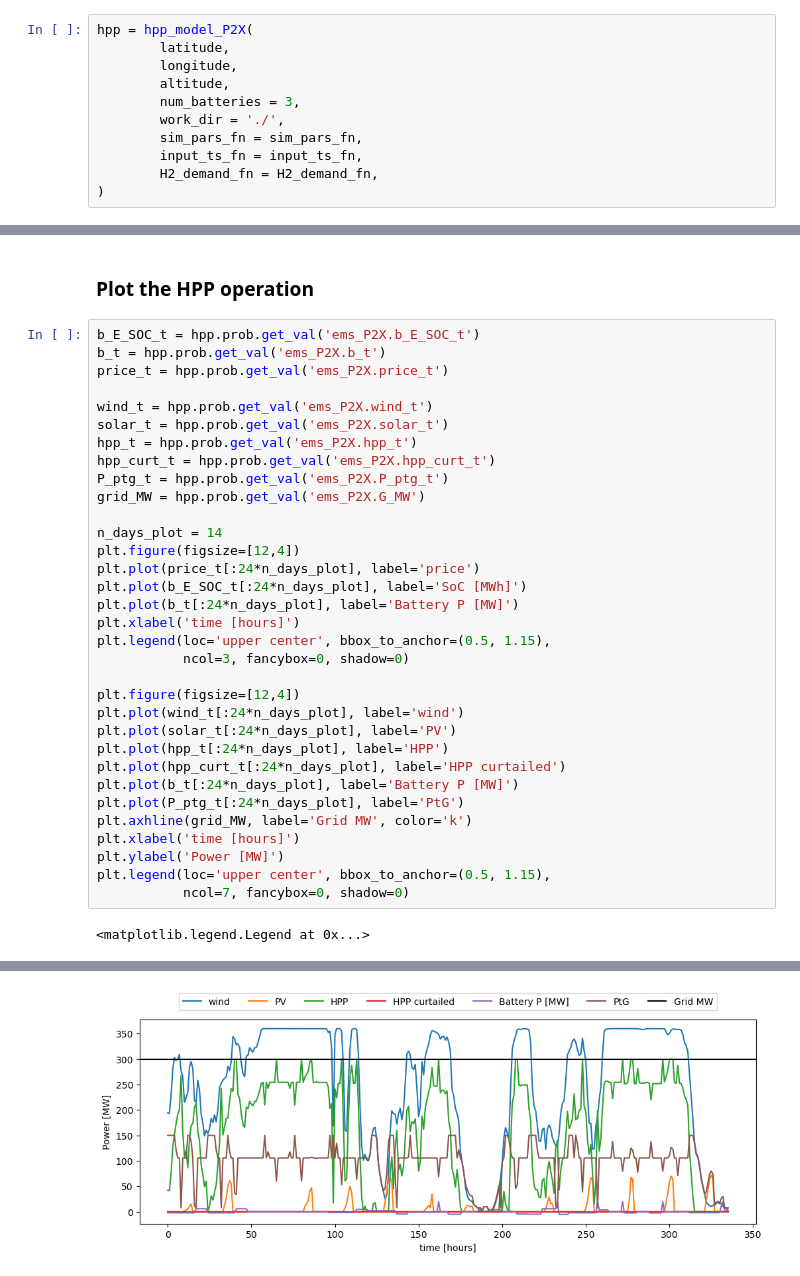
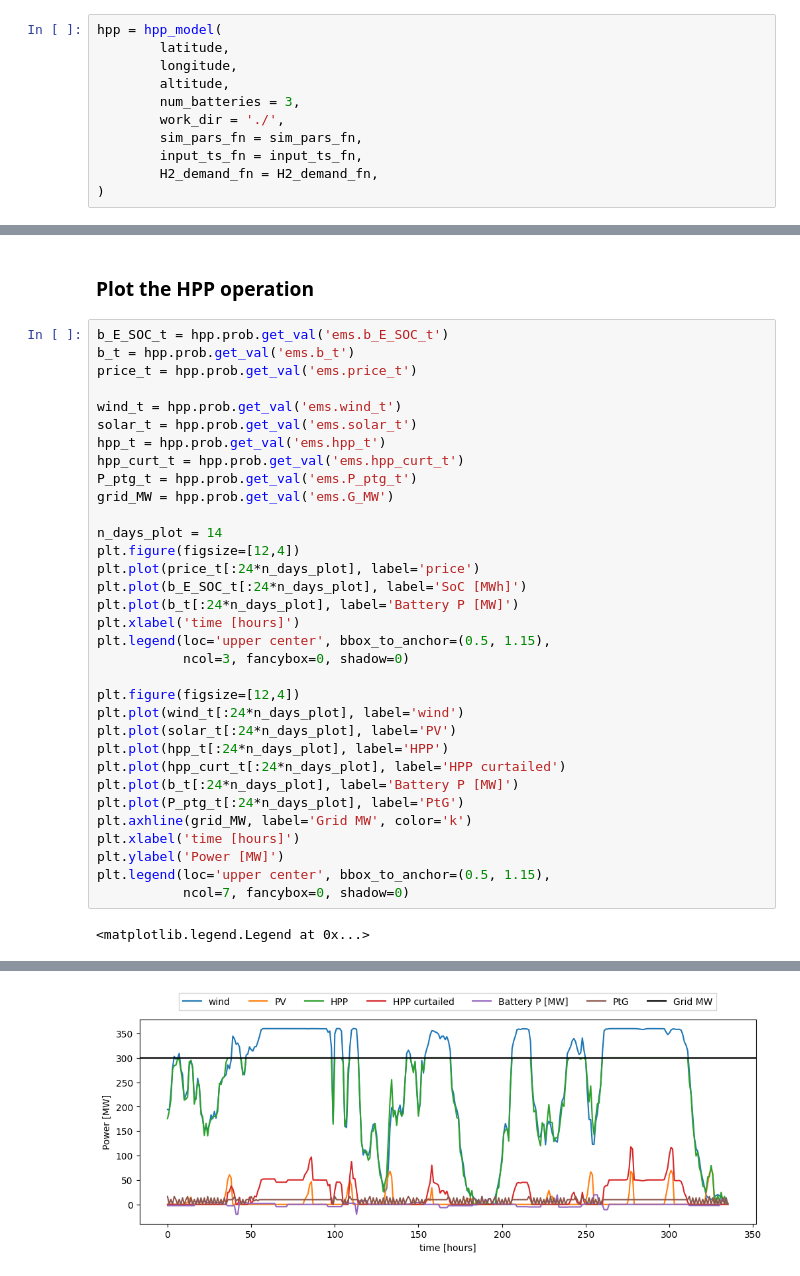
Before and after one commit to PauldeCortanze/Master_Thesis, a Jupyter notebook: docs/notebooks/HPP_evaluation_P2X.ipynb, the cells around one changed output, grey strips where cells are left out. Drawn from its saved outputs; the diff is of its cells as text.

```diff
--- a/docs/notebooks/HPP_evaluation_P2X.ipynb
+++ b/docs/notebooks/HPP_evaluation_P2X.ipynb
@@ -170,7 +170,7 @@ sim_pars
 
 Initialize the HPP model (hpp_model class) with the coordinates and the necessary input files.
 # %%
-hpp = hpp_model_P2X(
+hpp = hpp_model(
         latitude,
         longitude,
         altitude,
@@ -238,16 +238,16 @@ exec. time [min]: 0.31240406036376955
 ##
 ### Plot the HPP operation
 # %%
-b_E_SOC_t = hpp.prob.get_val('ems_P2X.b_E_SOC_t')
-b_t = hpp.prob.get_val('ems_P2X.b_t')
-price_t = hpp.prob.get_val('ems_P2X.price_t')
+b_E_SOC_t = hpp.prob.get_val('ems.b_E_SOC_t')
+b_t = hpp.prob.get_val('ems.b_t')
+price_t = hpp.prob.get_val('ems.price_t')
 
-wind_t = hpp.prob.get_val('ems_P2X.wind_t')
-solar_t = hpp.prob.get_val('ems_P2X.solar_t')
-hpp_t = hpp.prob.get_val('ems_P2X.hpp_t')
-hpp_curt_t = hpp.prob.get_val('ems_P2X.hpp_curt_t')
-P_ptg_t = hpp.prob.get_val('ems_P2X.P_ptg_t')
-grid_MW = hpp.prob.get_val('ems_P2X.G_MW')
+wind_t = hpp.prob.get_val('ems.wind_t')
+solar_t = hpp.prob.get_val('ems.solar_t')
+hpp_t = hpp.prob.get_val('ems.hpp_t')
+hpp_curt_t = hpp.prob.get_val('ems.hpp_curt_t')
+P_ptg_t = hpp.prob.get_val('ems.P_ptg_t')
+grid_MW = hpp.prob.get_val('ems.G_MW')
 
 n_days_plot = 14
 plt.figure(figsize=[12,4])
@@ -276,2 +276,2 @@ plt.legend(loc='upper center', bbox_to_anchor=(0.5, 1.15),
-[figure, old version]
+[figure, new version]
 # %%
```
Also changed, not shown: parts of 6 cells of this notebook, 33 other files.
